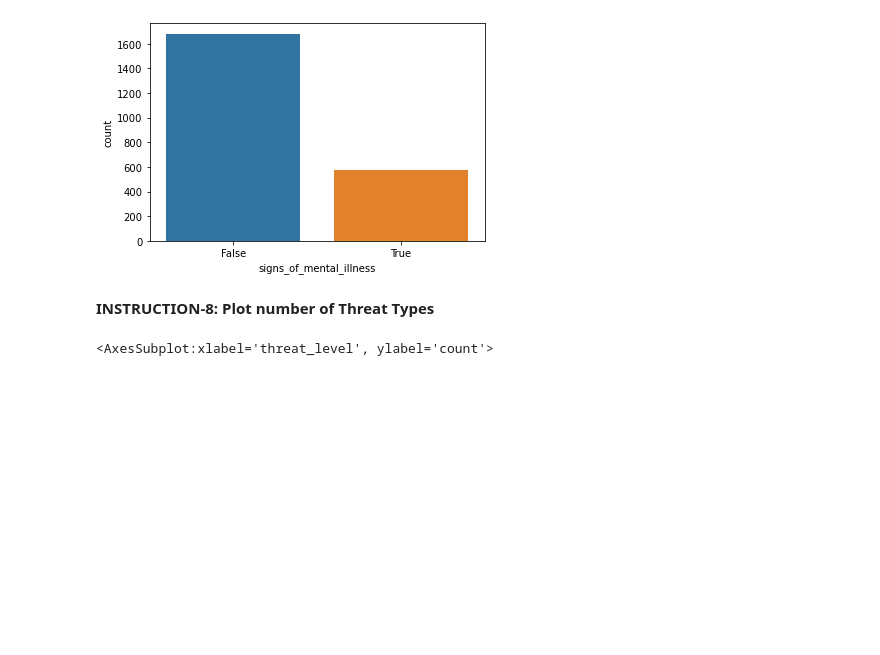
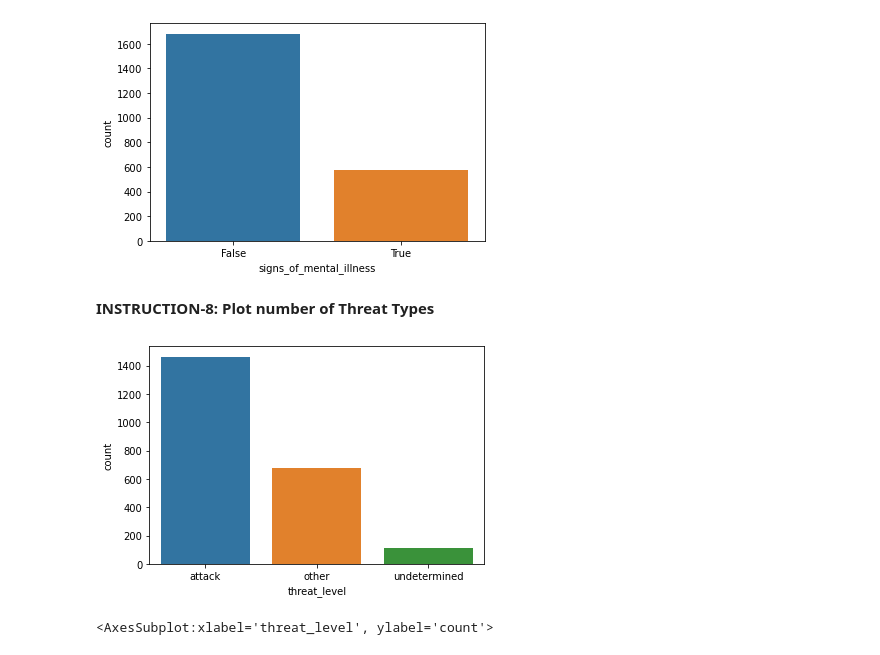
Before and after one commit to Ertugrul-Kurubal/Data-Visualization-With-Python-Projects, a Jupyter notebook: USA Fatal Police Shoot Analyse.ipynb, the cells around one changed output. Cells and saved outputs as stored; diff of their text form; code cells hidden in the pictures; blank space fills up the shorter version.

Commit message:
Threat Level

```diff
--- a/USA Fatal Police Shoot Analyse.ipynb
+++ b/USA Fatal Police Shoot Analyse.ipynb
@@ -715,7 +714,9 @@ sns.countplot(x="signs_of_mental_illness", data=kill)
 **INSTRUCTION-8: Plot number of Threat Types**
 # %%
 plt.figure(figsize=(6,4))
-sns.countplot(x="signs_of_mental_illness", data=kill)
+sns.countplot(x="threat_level", data=kill);
+# %% [output]
+[figure, added]
 # %%
 ..........
 # %% [output]
```
Also changed, not shown: parts of 1 cell of this notebook.
